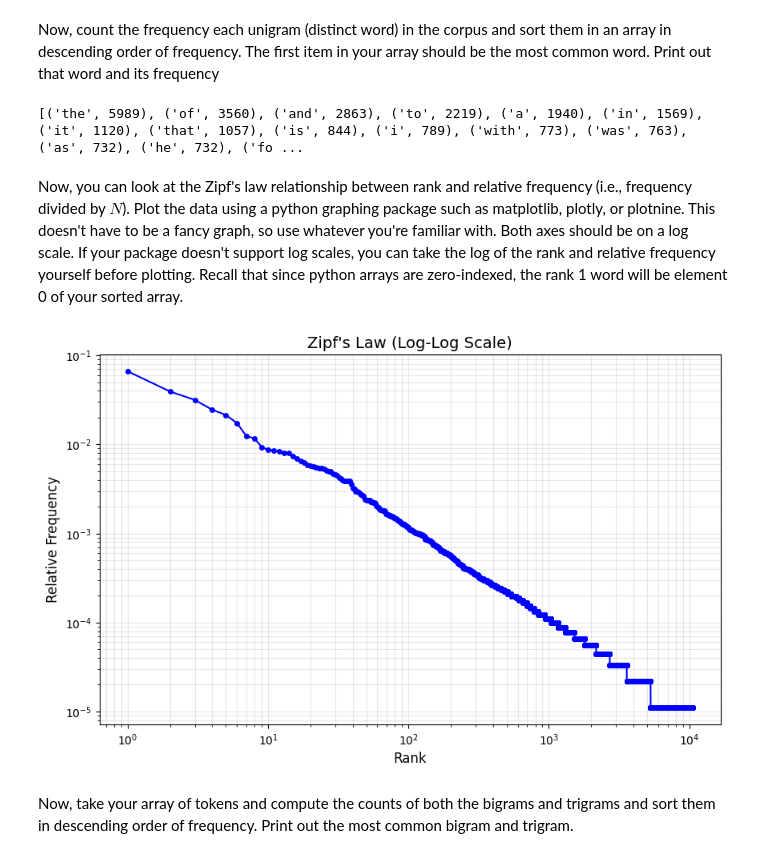
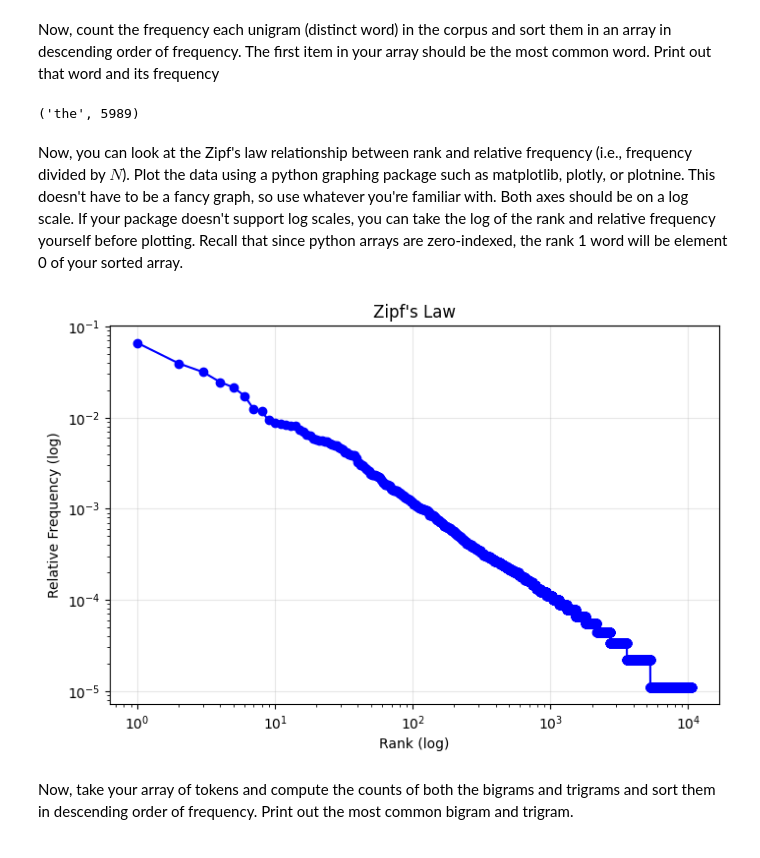
Before and after one commit to ShenweiFFF/cs6120-hw1, a Jupyter notebook: token_counts.ipynb, the cells around one changed output. Saved outputs shown, nothing was run; the diff lists cells and outputs as text; code cells hidden in the pictures.

```diff
--- a/token_counts.ipynb
+++ b/token_counts.ipynb
@@ -179,31 +179,27 @@ from collections import Counter
 word_counts = Counter(words)
 sorted_counts = word_counts.most_common()
 
-print(sorted_counts)
+print(sorted_counts[0])
 # %% [output]
-[('the', 5989), ('of', 3560), ('and', 2863), ('to', 2219), ('a', 1940), ('in', 1569), ('it', 1120), ('that', 1057), ('is', 844), ('i', 789), ('with', 773), ('was', 763), ('as', 732), ('he', 732), ('fo ...
+('the', 5989)
 # %% [markdown]
 Now, you can look at the Zipf's law relationship between rank and relative frequency (i.e., frequency divided by $N$). Plot the data using a python graphing package such as matplotlib, plotly, or plotnine. This doesn't have to be a fancy graph, so use whatever you're familiar with. Both axes should be on a log scale. If your package doesn't support log scales, you can take the log of the rank and relative frequency yourself before plotting. Recall that since python arrays are zero-indexed, the rank 1 word will be element 0 of your sorted array.
 # %%
 # TODO: Plot rank vs. relative frequency of unigrams.
 import matplotlib.pyplot as plt
 
-# 提取数据
-ranks = list(range(1, len(sorted_counts) + 1))  # rank从1开始
-frequencies = [count/sum(c for _, c in sorted_counts) for _, count in sorted_counts]
+ranks = range(1, len(sorted_counts) + 1)
+rel_freqs = [count/N for _, count in sorted_counts]
 
-# 使用log-log scale绘图
-plt.figure(figsize=(10, 6))
-plt.loglog(ranks, frequencies, 'bo-', markersize=4)
-
-plt.xlabel('Rank', fontsize=12)
-plt.ylabel('Relative Frequency', fontsize=12)
-plt.title("Zipf's Law (Log-Log Scale)", fontsize=14)
-plt.grid(True, which="both", alpha=0.3)
-
+plt.figure(figsize=(8, 5))
+plt.loglog(ranks, rel_freqs, 'bo-')
+plt.xlabel('Rank (log)')
+plt.ylabel('Relative Frequency (log)')
+plt.title("Zipf's Law")
+plt.grid(True, alpha=0.3)
 plt.show()
 # %% [output]
-[figure, old version]
+[figure, new version]
 # %% [markdown]
 Now, take your array of tokens and compute the counts of both the bigrams and trigrams and sort them in descending order of frequency. Print out the most common bigram and trigram.
 # %%
```
